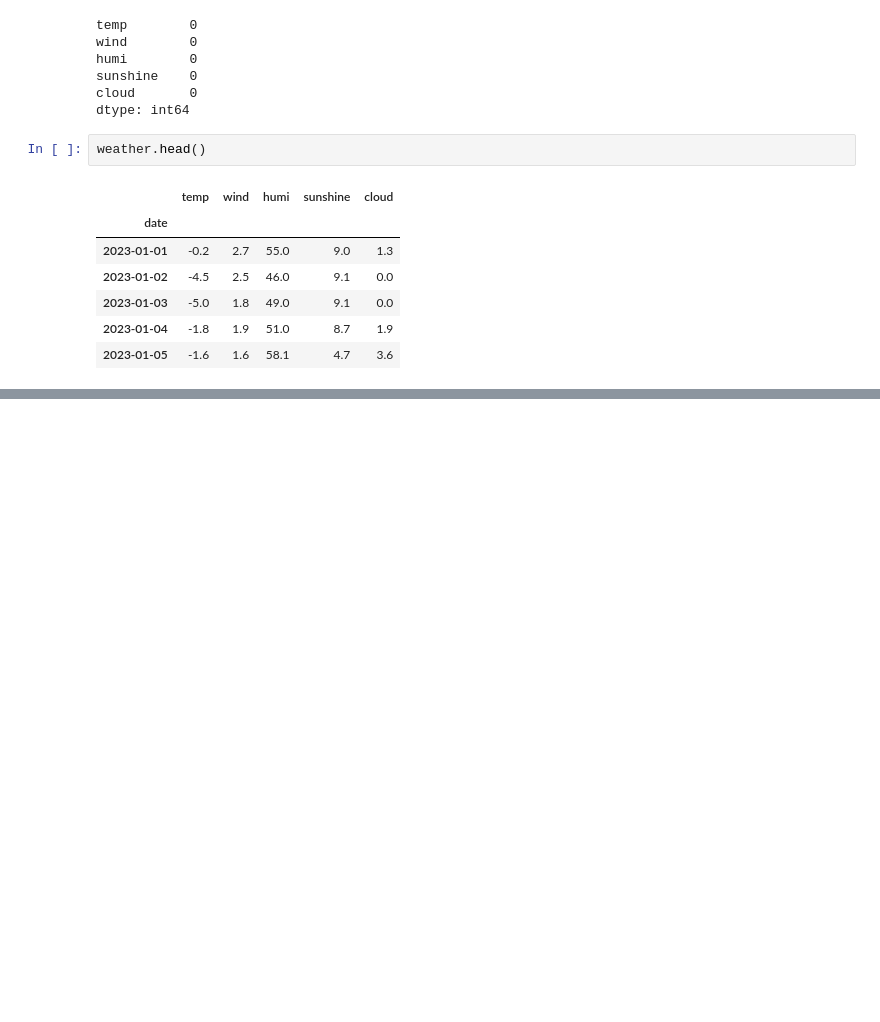
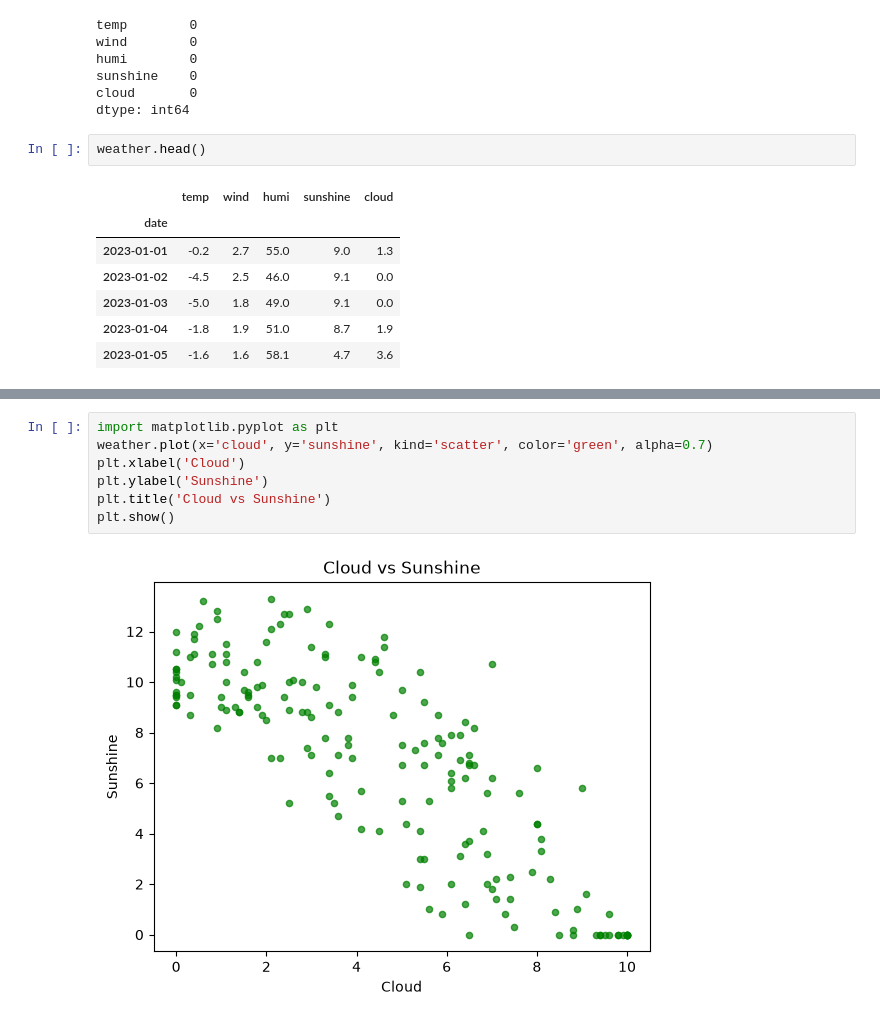
Before and after one commit to lyud333/Artificial-Intelligence_Study, a Jupyter notebook: 2023날씨데이터_1411.ipynb, the cells around one changed output, grey strips where cells are left out. Saved outputs shown, nothing was run; the diff lists cells and outputs as text; blank space fills up the shorter version.

```diff
--- a/2023날씨데이터_1411.ipynb
+++ b/2023날씨데이터_1411.ipynb
@@ -35,0 +69,9 @@ weather.head()
+# %%
+import matplotlib.pyplot as plt
+weather.plot(x='cloud', y='sunshine', kind='scatter', color='green', alpha=0.7)
+plt.xlabel('Cloud')
+plt.ylabel('Sunshine')
+plt.title('Cloud vs Sunshine')
+plt.show()
+# %% [output]
+[figure, added]
```
Also changed, not shown: parts of 8 cells of this notebook.
